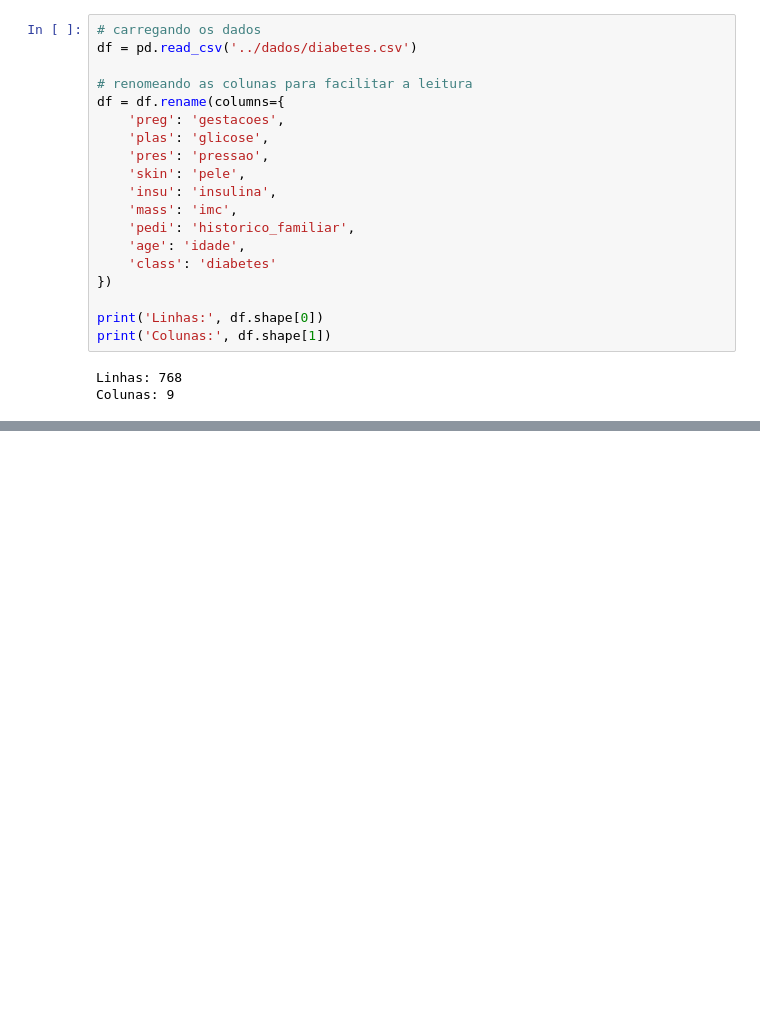
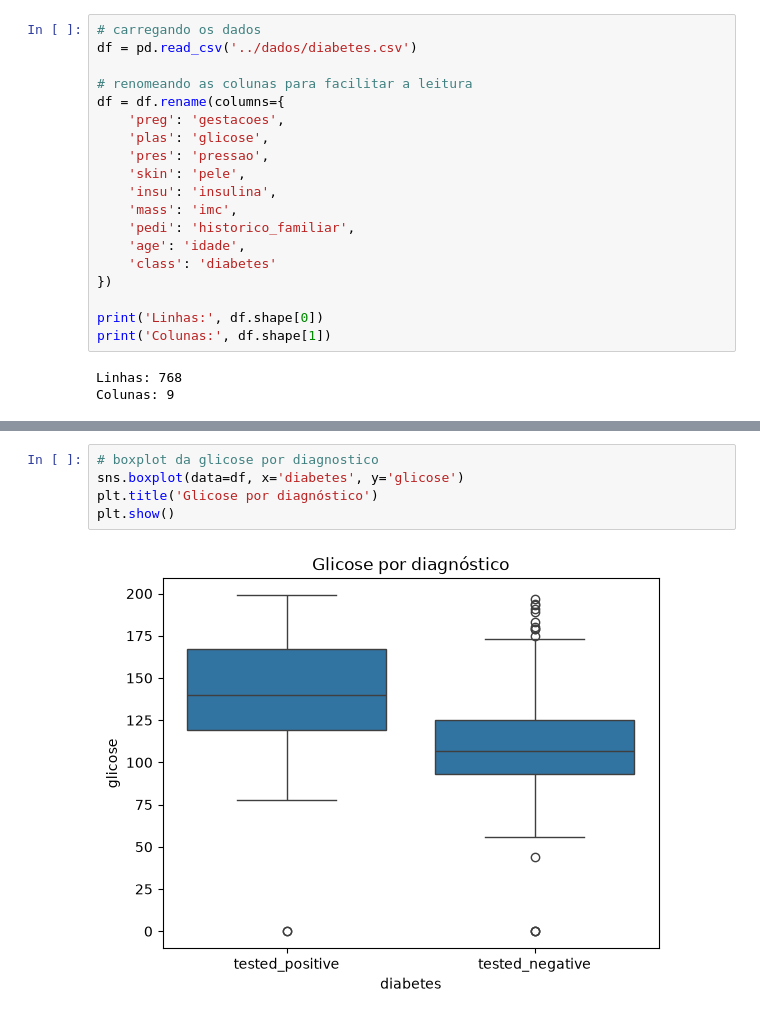
Before and after one commit to JlucasFaria/projeto-ml, a Jupyter notebook: notebooks/01_diabetes.ipynb, the cells around one changed output, grey strips where cells are left out. Cells and saved outputs as stored; diff of their text form; blank space fills up the shorter version.

```diff
--- a/notebooks/01_diabetes.ipynb
+++ b/notebooks/01_diabetes.ipynb
@@ -56,0 +151,7 @@ Colunas: 9
+# %%
+# boxplot da glicose por diagnostico
+sns.boxplot(data=df, x='diabetes', y='glicose')
+plt.title('Glicose por diagnóstico')
+plt.show()
+# %% [output]
+[figure, added]
```
Also changed, not shown: parts of 12 cells of this notebook.
